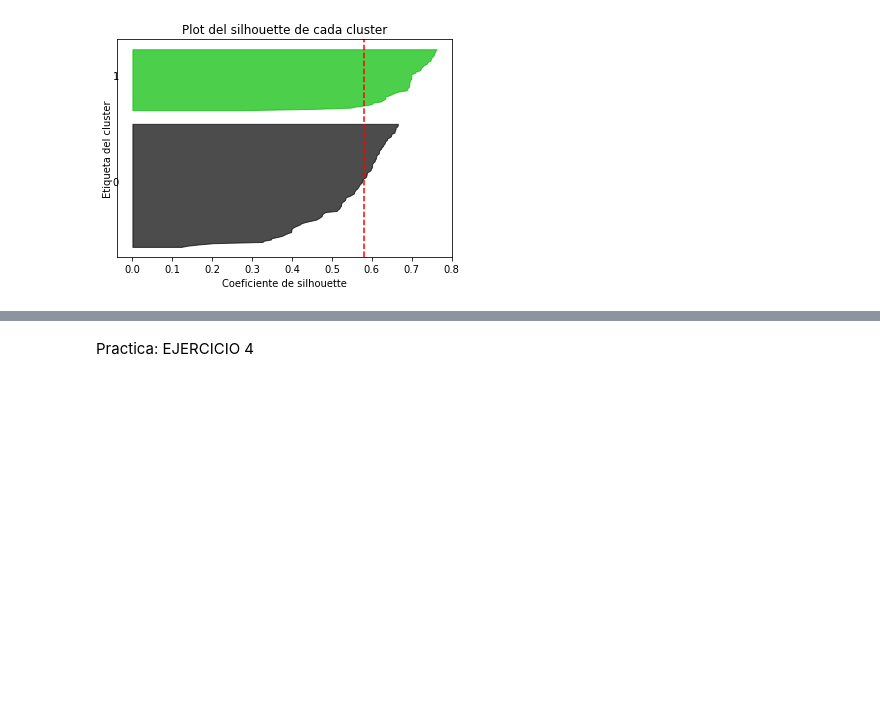
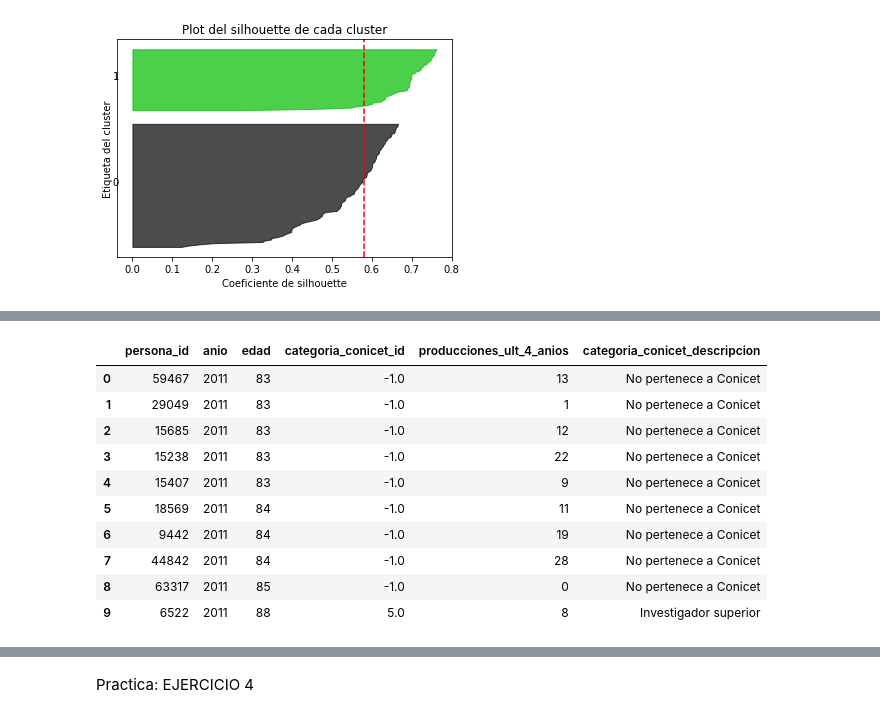
Before and after one commit to juanadelollis/Ucema_entregas, a Jupyter notebook: Teoria/clase_datos.ipynb, the cells around one changed output, grey strips where cells are left out. Cells and saved outputs as stored; diff of their text form; code cells hidden in the pictures; blank space fills up the shorter version.

```diff
--- a/Teoria/clase_datos.ipynb
+++ b/Teoria/clase_datos.ipynb
@@ -178,0 +363,2 @@ graficarSilhouette (k, kmeans.labels_, sample_silhouette_values, silhouette_avg)
+# %%
+conicet = pd.read_csv("https://datasets.datos.mincyt.gob.ar/dataset/06ae9728-c376-47bd-9c41-fbdca68707c6/resource/c72c9f88-d9ef-4349-bb20-5c9a1aca5d67/download/ref_categoria_conicet.csv", sep = ";")
@@ -178,0 +369,3 @@ graficarSilhouette (k, kmeans.labels_, sample_silhouette_values, silhouette_avg)
+# %%
+max_10 = personas[["persona_id","anio", "edad","categoria_conicet_id", "producciones_ult_4_anios"]].sort_values(by=['edad']).tail(10)
+max_10
@@ -178,0 +384,17 @@ graficarSilhouette (k, kmeans.labels_, sample_silhouette_values, silhouette_avg)
+# %%
+personas1 = pd.DataFrame(data=max_10)
+# %%
+df = pd.merge(personas1, conicet, how="left", on="categoria_conicet_id")
+df
+# %% [output]
+|  | persona_id | anio | edad | categoria_conicet_id | producciones_ult_4_anios | categoria_conicet_descripcion |
+| 0 | 59467 | 2011 | 83 | -1.0 | 13 | No pertenece a Conicet |
+| 1 | 29049 | 2011 | 83 | -1.0 | 1 | No pertenece a Conicet |
+| 2 | 15685 | 2011 | 83 | -1.0 | 12 | No pertenece a Conicet |
+| 3 | 15238 | 2011 | 83 | -1.0 | 22 | No pertenece a Conicet |
+| 4 | 15407 | 2011 | 83 | -1.0 | 9 | No pertenece a Conicet |
+| 5 | 18569 | 2011 | 84 | -1.0 | 11 | No pertenece a Conicet |
+| 6 | 9442 | 2011 | 84 | -1.0 | 19 | No pertenece a Conicet |
+| 7 | 44842 | 2011 | 84 | -1.0 | 28 | No pertenece a Conicet |
+| 8 | 63317 | 2011 | 85 | -1.0 | 0 | No pertenece a Conicet |
+| 9 | 6522 | 2011 | 88 | 5.0 | 8 | Investigador superior |
```
Also changed, not shown: parts of 55 cells of this notebook, 3 other files.
